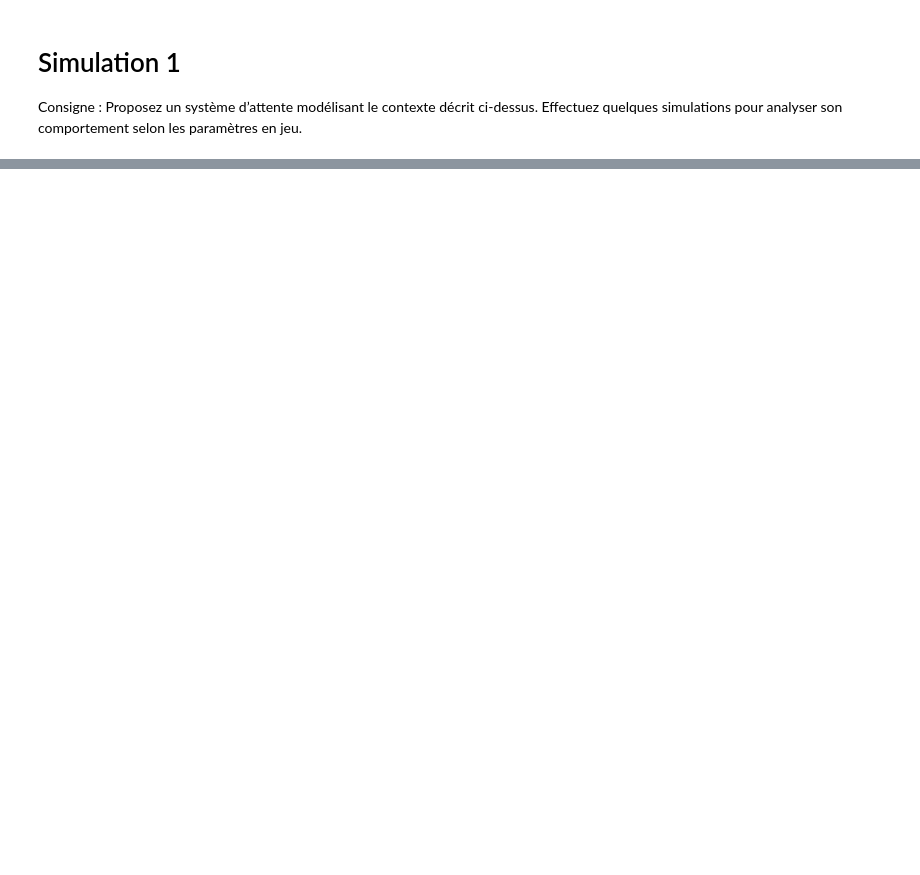
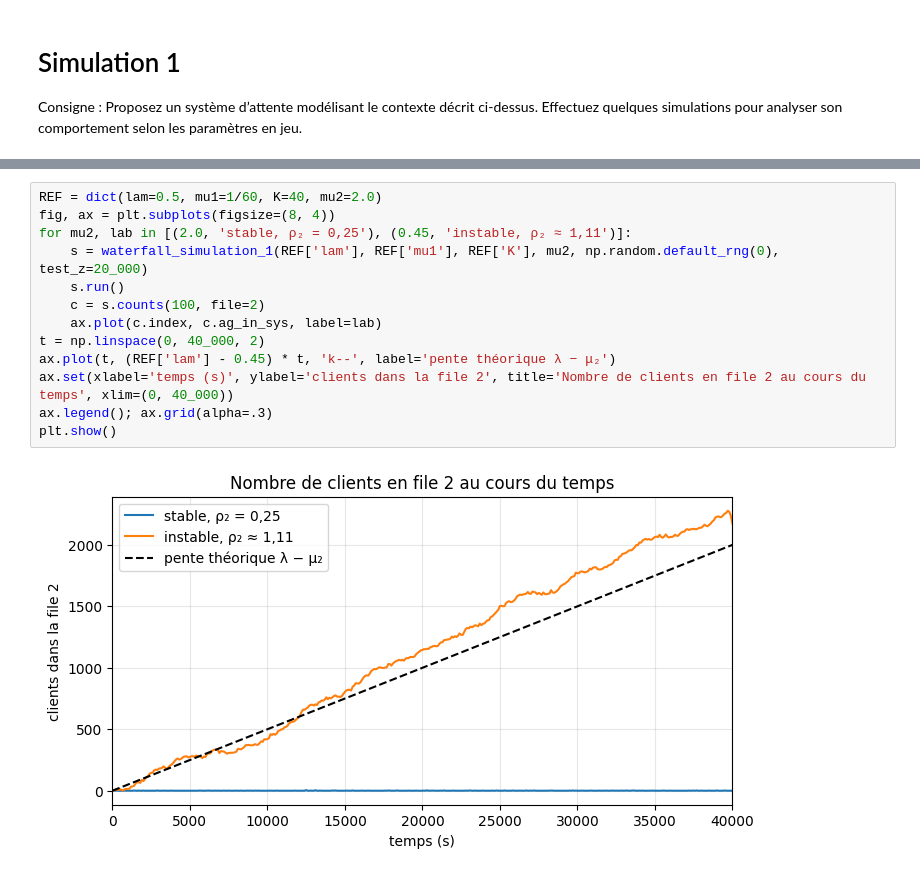
Before and after one commit to marc78s/ERO2, a Jupyter notebook: waterfall_notebook.ipynb, the cells around one changed output, grey strips where cells are left out. Saved outputs shown, nothing was run; the diff lists cells and outputs as text; blank space fills up the shorter version.

```diff
--- a/waterfall_notebook.ipynb
+++ b/waterfall_notebook.ipynb
@@ -262,0 +276,15 @@ simu = waterfall_simulation_1(2, 3, 2, 2, rng, test_z=100)
+# %%
+REF = dict(lam=0.5, mu1=1/60, K=40, mu2=2.0)
+fig, ax = plt.subplots(figsize=(8, 4))
+for mu2, lab in [(2.0, 'stable, ρ₂ = 0,25'), (0.45, 'instable, ρ₂ ≈ 1,11')]:
+    s = waterfall_simulation_1(REF['lam'], REF['mu1'], REF['K'], mu2, np.random.default_rng(0), test_z=20_000)
+    s.run()
+    c = s.counts(100, file=2)
+    ax.plot(c.index, c.ag_in_sys, label=lab)
+t = np.linspace(0, 40_000, 2)
+ax.plot(t, (REF['lam'] - 0.45) * t, 'k--', label='pente théorique λ − μ₂')
+ax.set(xlabel='temps (s)', ylabel='clients dans la file 2', title='Nombre de clients en file 2 au cours du temps', xlim=(0, 40_000))
+ax.legend(); ax.grid(alpha=.3)
+plt.show()
+# %% [output]
+[figure, added]
```
Also changed, not shown: parts of 6 cells of this notebook, 2 other files.
